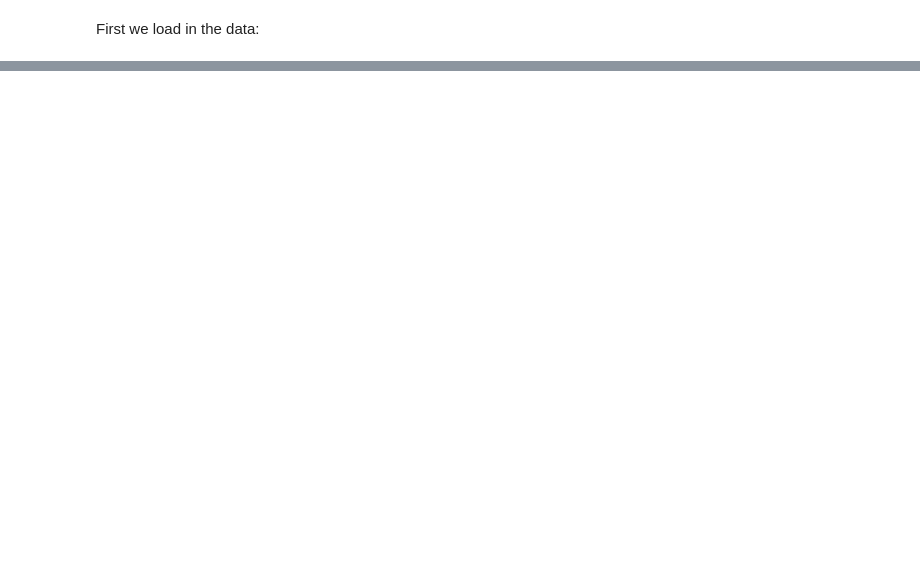
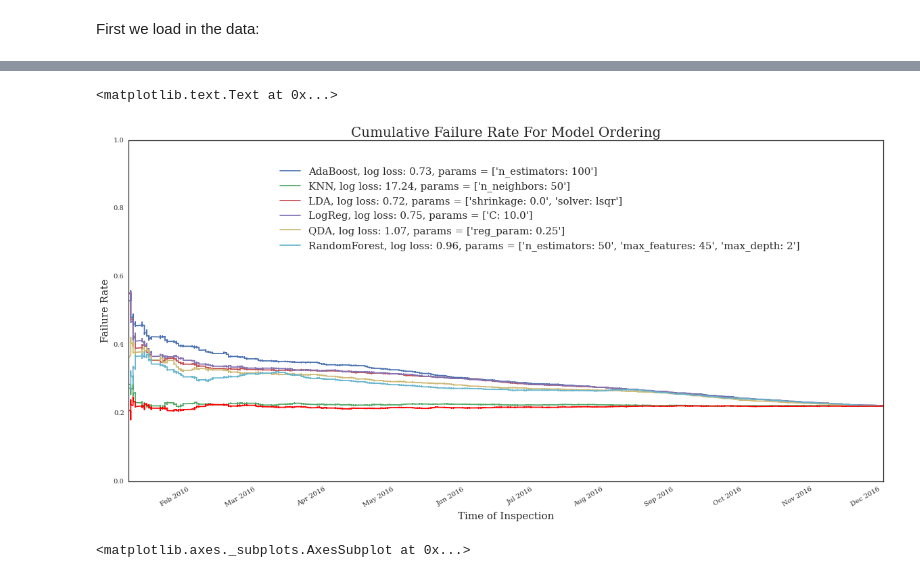
Before and after one commit to Fggw/downloader, a Jupyter notebook: fail_day_calculation.ipynb, the cells around one changed output, grey strips where cells are left out. Cells and saved outputs as stored; diff of their text form; code cells hidden in the pictures; blank space fills up the shorter version.

```diff
--- a/fail_day_calculation.ipynb
+++ b/fail_day_calculation.ipynb
@@ -376,11 +179,0 @@ def prev_inspection_features(data,inspection_id,date):
-# %%
-#previous_inspection_features = np.zeros((len(data.index),11))
-
-previous_inspection_features = np.zeros((len(data.index),10))
-
-
-LOG_EVERY_N = 10000
-for index in data.index:
-    previous_inspection_features[index,:] = prev_inspection_features(data,data.ix[index].inspection_id,data.ix[index].inspection_date)
-    if (index % LOG_EVERY_N) == 0:
-        print index
@@ -702,17 +344,28 @@ for tick in ax1.yaxis.get_major_ticks():
 # %%
-best_model_cols = sorted_failday_results.index[0:6]
 
 fig = plt.figure(figsize=(20,10))
 ax1 = fig.add_subplot(111) # Create matplotlib axes
 
-for model_column in best_model_cols:
+for model_column in model_columns:
     result_series = results_data[[model_column,'result_binary']]
     sorted_series = result_series.sort_values(result_series.columns[0],ascending=False)
     sorted_series = sorted_series.set_index([test_data.inspection_date])
     series_running(sorted_series).plot(ax = ax1)
 
 series_running(test_data).plot(legend = True, ax = ax1,color='r')
-plt.legend(list(best_model_cols) + ['Actual'],loc=1, bbox_to_anchor=(0.9, 0.95),fontsize = 15)
+plt.legend(list(model_columns),loc=1, bbox_to_anchor=(0.9, 0.95),fontsize = 15)
 plt.title('Cumulative Failure Rate For Model Ordering',fontsize=20)
 plt.xlabel('Time of Inspection',fontsize=15)
 plt.ylabel('Failure Rate',fontsize=15)
+# %% [output]
+<matplotlib.text.Text at 0x...>
+[figure, added]
+# %%
+model_column = model_columns[0]
+result_series = results_data[[model_column,'result_binary']]
+sorted_series = result_series.sort_values(result_series.columns[0],ascending=False)
+sorted_series = sorted_series.set_index([test_data.inspection_date])
+result_data_rolling_mean = sorted_series.result_binary.rolling(window = 1000).mean()
+result_data_rolling_mean.plot(ax = ax1, legend= True)
+# %% [output]
+<matplotlib.axes._subplots.AxesSubplot at 0x...>
```
Also changed, not shown: parts of 79 cells of this notebook, 5 other files.
